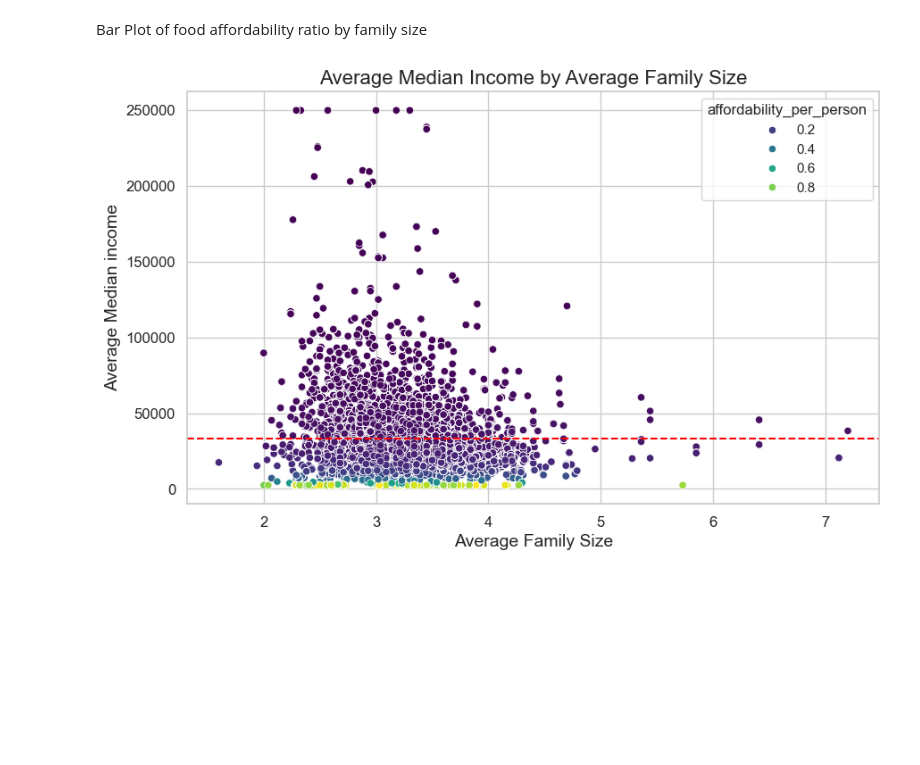
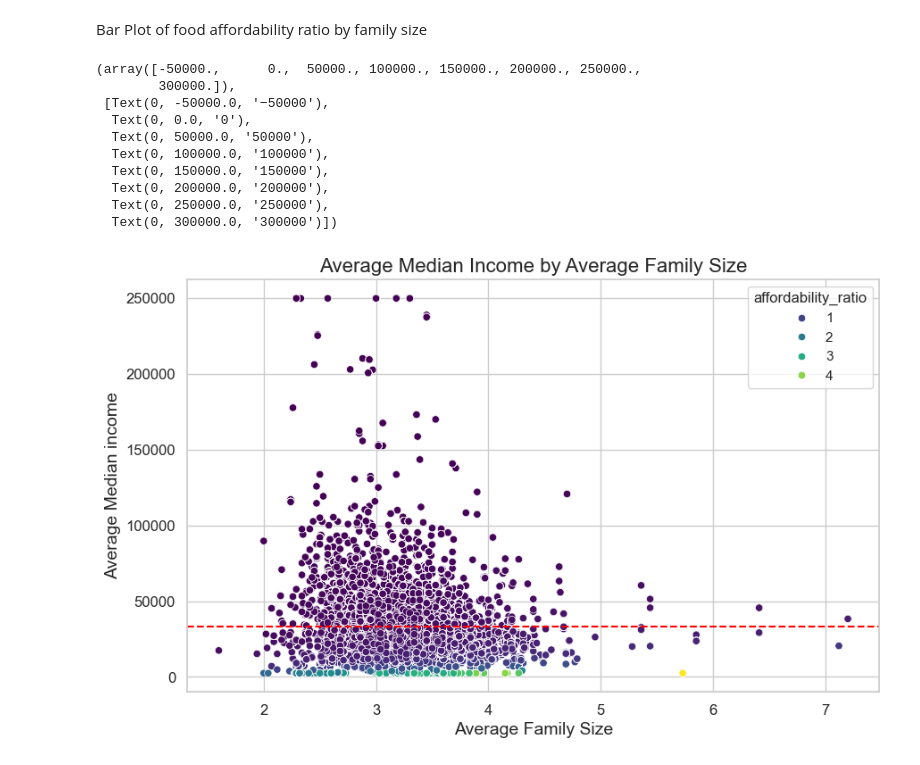
Before and after one commit to madisongarccia/486project, a Jupyter notebook: code/EDA.ipynb, the cells around one changed output. Cells and saved outputs as stored; diff of their text form; code cells hidden in the pictures; blank space fills up the shorter version.

```diff
--- a/code/EDA.ipynb
+++ b/code/EDA.ipynb
@@ -147,34 +156,44 @@ Bar Plot of food affordability ratio by family size
 mean_values = df.groupby('ave_fam_size')['median_income'].mean().reset_index()
 med_income = df['median_income'].median()
 
 # Sort the categories by the mean value
 mean_values = mean_values.sort_values(by='median_income')
 
 sns.set_theme(style="whitegrid")
 
 # Create a figure and axis
 plt.figure(figsize=(10, 6))
 
 # Create a bar plot
 sns.scatterplot(x='ave_fam_size', y='median_income', data=df,
                 #order=mean_values['ave_fam_size'],
                 #estimator='mean',
                 palette='viridis',
                 #capsize=.2)
-                hue = 'affordability_per_person'
+                hue = 'affordability_ratio'
 )
 plt.axhline(y=med_income, color='red', linestyle='--', label=f'Median Income = {med_income:.2f}')
 
 # Add titles and labels
 plt.title('Average Median Income by Average Family Size', fontsize=16)
 plt.xlabel('Average Family Size', fontsize=14)
 plt.ylabel('Average Median income', fontsize=14)
 
 # Customize ticks
 plt.xticks(fontsize=12)
 plt.yticks(fontsize=12)
 
-plt.savefig('income_fam_size_plot.png', bbox_inches='tight', dpi=300)  # Save as PNG
-plt.show()
+#plt.savefig('income_fam_size_plot.png', bbox_inches='tight', dpi=300)  # Save as PNG
+#plt.show()
 # %% [output]
+(array([-50000.,      0.,  50000., 100000., 150000., 200000., 250000.,
+        300000.]),
+ [Text(0, -50000.0, '−50000'),
+  Text(0, 0.0, '0'),
+  Text(0, 50000.0, '50000'),
+  Text(0, 100000.0, '100000'),
+  Text(0, 150000.0, '150000'),
+  Text(0, 200000.0, '200000'),
+  Text(0, 250000.0, '250000'),
+  Text(0, 300000.0, '300000')])
-[figure, old version]
+[figure, new version]
```
Also changed, not shown: parts of 3 cells of this notebook, 8 other files.
